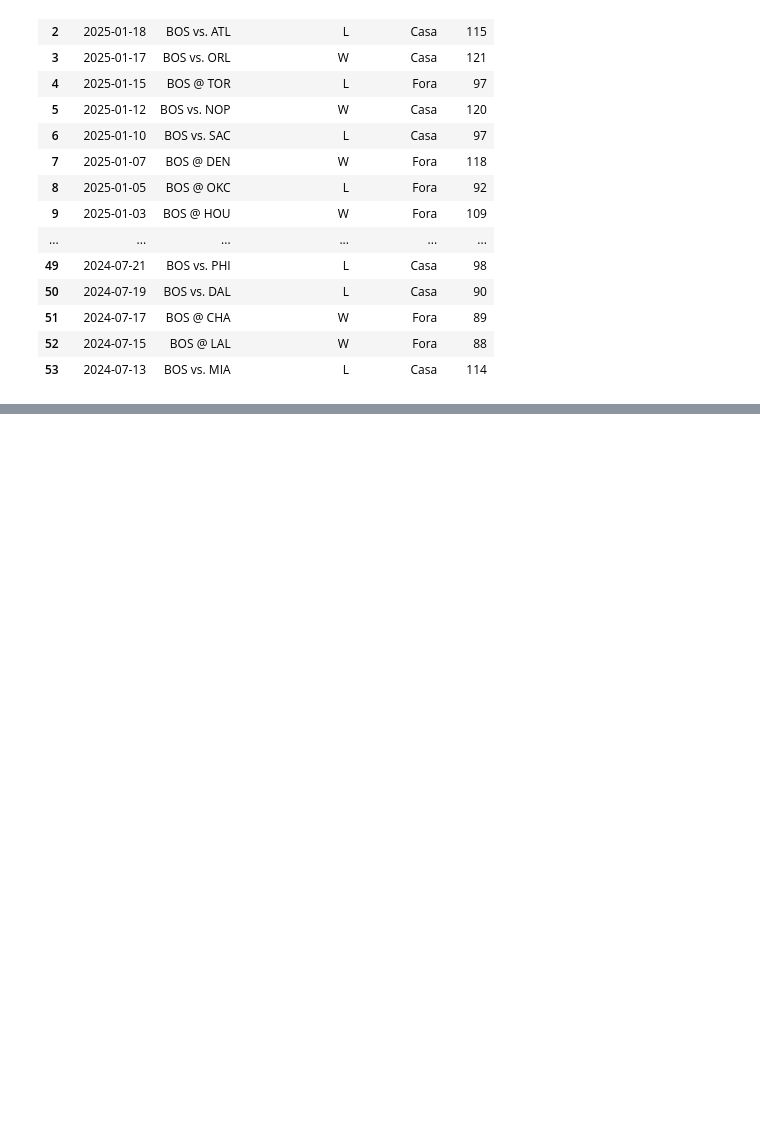
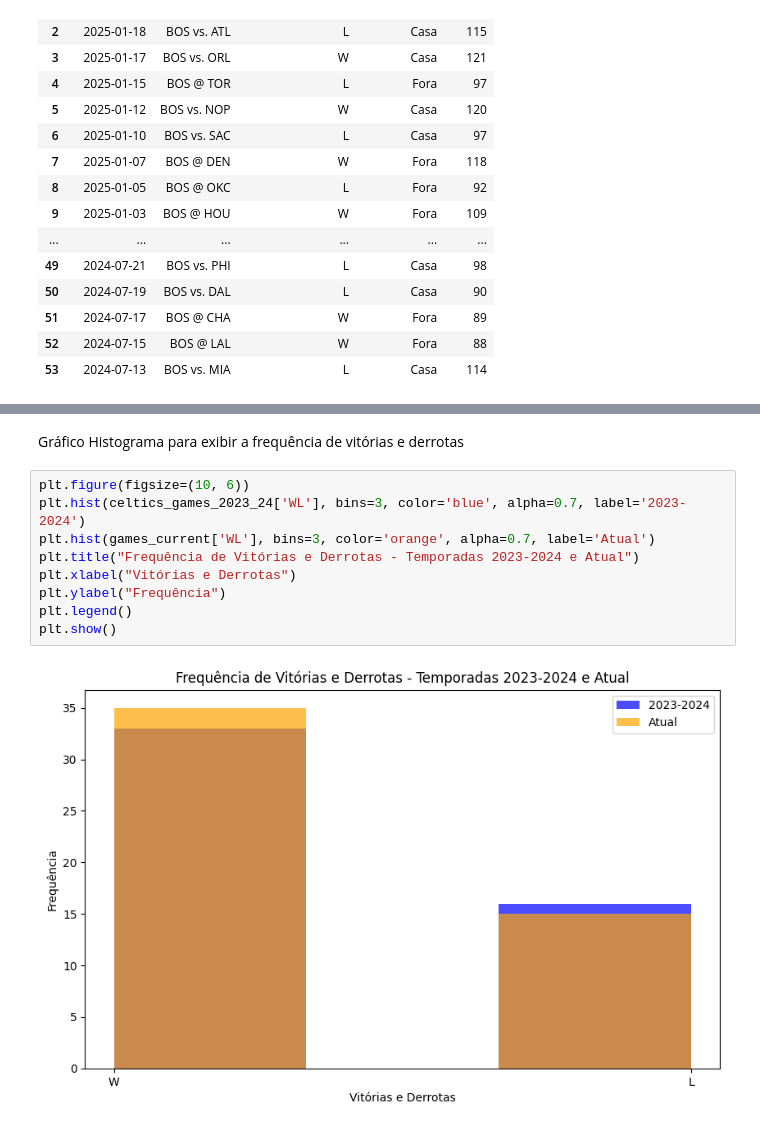
Before and after one commit to jacksonlmp/data_science_nba, a Jupyter notebook: notebook/data_exploration.ipynb, the cells around one changed output, grey strips where cells are left out. Saved outputs shown, nothing was run; the diff lists cells and outputs as text; blank space fills up the shorter version.

```diff
--- a/notebook/data_exploration.ipynb
+++ b/notebook/data_exploration.ipynb
@@ -431,0 +525,13 @@ Jogos do Boston Celtics - Temporada 2023-2024:
+# %% [markdown]
+Gráfico Histograma para exibir a frequência de vitórias e derrotas
+# %%
+plt.figure(figsize=(10, 6))
+plt.hist(celtics_games_2023_24['WL'], bins=3, color='blue', alpha=0.7, label='2023-2024')
+plt.hist(games_current['WL'], bins=3, color='orange', alpha=0.7, label='Atual')
+plt.title("Frequência de Vitórias e Derrotas - Temporadas 2023-2024 e Atual")
+plt.xlabel("Vitórias e Derrotas")
+plt.ylabel("Frequência")
+plt.legend()
+plt.show()
+# %% [output]
+[figure, added]
```
Also changed, not shown: parts of 23 cells of this notebook, 12 other files.
